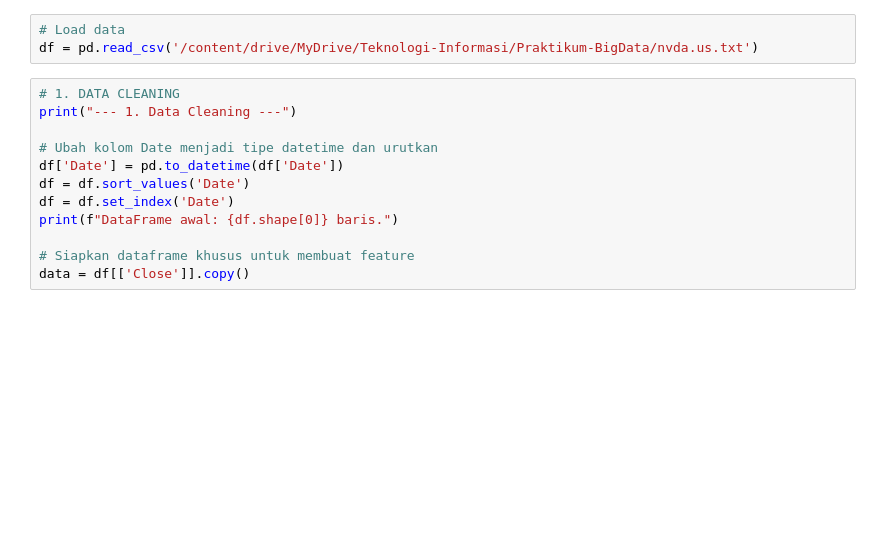
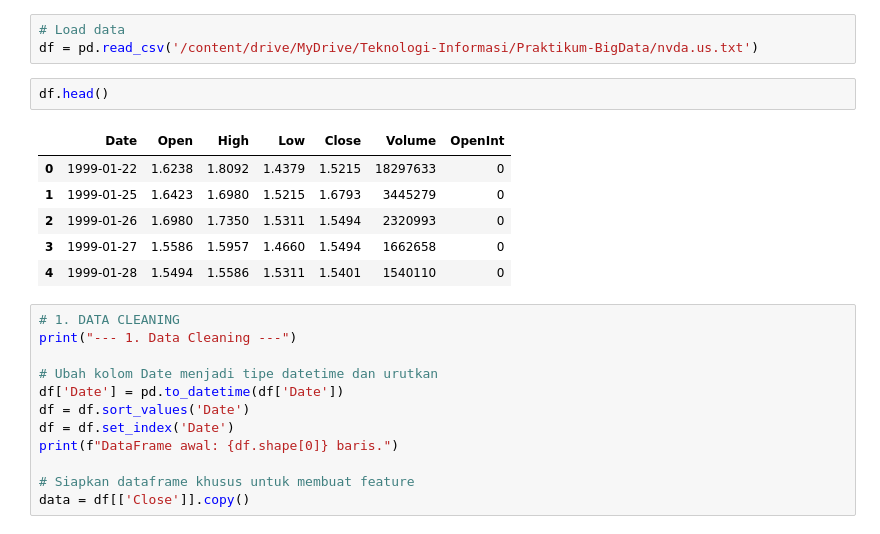
Before and after one commit to Dafalahl/NVIDIA-Stock-Price-Prediction-using-Time-Series, a Jupyter notebook: nvidia_stock_prediction.ipynb, the cells around one changed output. Saved outputs shown, nothing was run; the diff lists cells and outputs as text; blank space fills up the shorter version.

```diff
--- a/nvidia_stock_prediction.ipynb
+++ b/nvidia_stock_prediction.ipynb
@@ -16,6 +16,15 @@ from sklearn.metrics import mean_absolute_error, mean_squared_error, r2_score
 # %%
 # Load data
 df = pd.read_csv('/content/drive/MyDrive/Teknologi-Informasi/Praktikum-BigData/nvda.us.txt')
+# %%
+df.head()
+# %% [output]
+|  | Date | Open | High | Low | Close | Volume | OpenInt |
+| 0 | 1999-01-22 | 1.6238 | 1.8092 | 1.4379 | 1.5215 | 18297633 | 0 |
+| 1 | 1999-01-25 | 1.6423 | 1.6980 | 1.5215 | 1.6793 | 3445279 | 0 |
+| 2 | 1999-01-26 | 1.6980 | 1.7350 | 1.5311 | 1.5494 | 2320993 | 0 |
+| 3 | 1999-01-27 | 1.5586 | 1.5957 | 1.4660 | 1.5494 | 1662658 | 0 |
+| 4 | 1999-01-28 | 1.5494 | 1.5586 | 1.5311 | 1.5401 | 1540110 | 0 |
 # %%
 # 1. DATA CLEANING
 print("--- 1. Data Cleaning ---")
```
Also changed, not shown: parts of 3 cells of this notebook.
